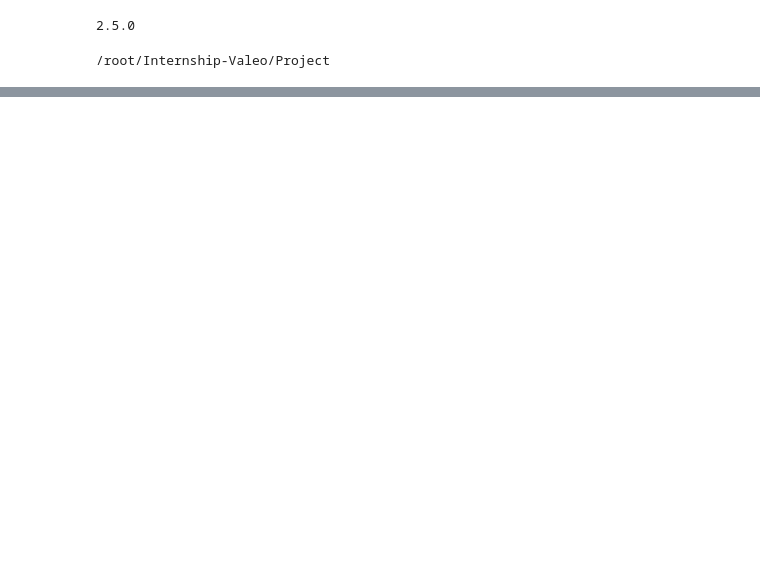
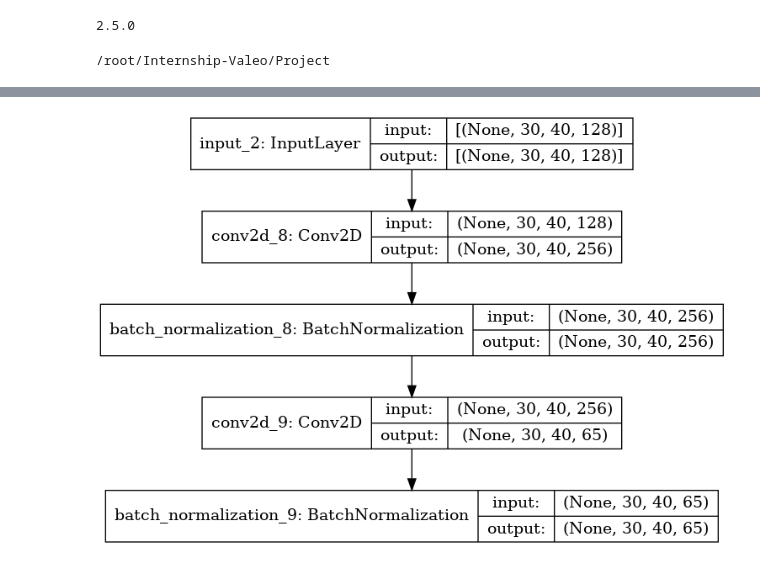
Before and after one commit to amit205/multi-task-learning, a Jupyter notebook: superpoint_MTL.ipynb, the cells around one changed output, grey strips where cells are left out. Drawn from its saved outputs; the diff is of its cells as text; code cells hidden in the pictures; blank space fills up the shorter version.

```diff
--- a/superpoint_MTL.ipynb
+++ b/superpoint_MTL.ipynb
@@ -341,3 +347,8 @@ def detector_head(model_config, shape = (30, 40, 128)):
+# %%
+keras.utils.plot_model(detector_head(model_config = model_config), show_shapes=True, show_dtype=False, show_layer_names=True,
+    rankdir="TB", expand_nested=True, dpi=96)
+# %% [output]
+[figure, added]
 # %%
 def detector_loss(keypoint_map, logits, model_config = model_config, valid_mask=None):
     if model_config['data_format'] == 'channels_first':
```
Also changed, not shown: parts of 9 cells of this notebook, 2 other files.
